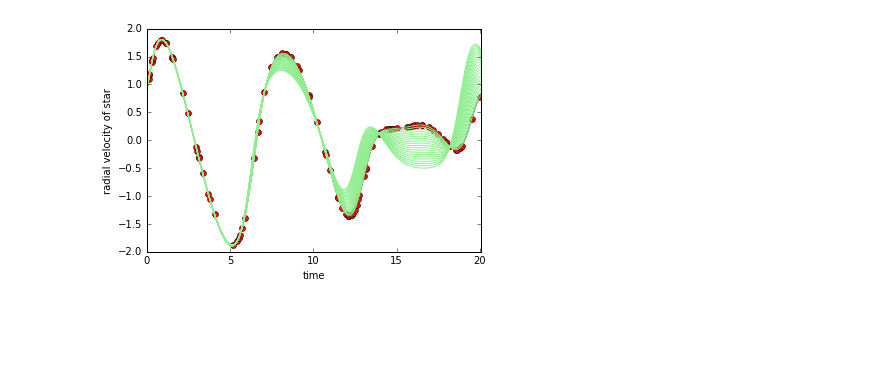
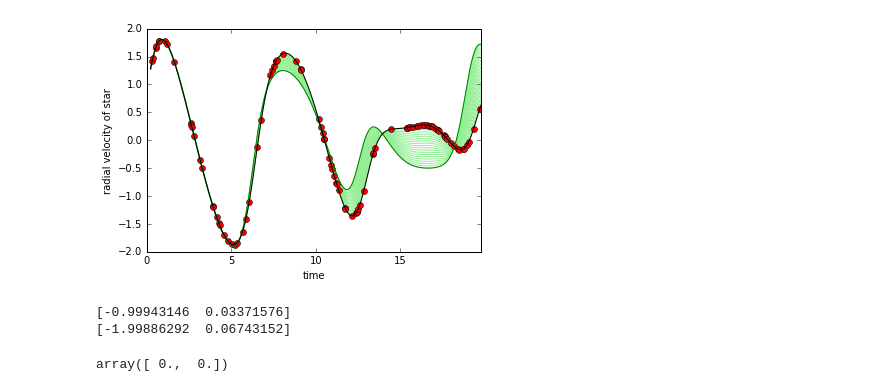
Before and after one commit to hannorein/rebound, a Jupyter notebook: Homotopy.ipynb, the cells around one changed output. Saved outputs shown, nothing was run; the diff lists cells and outputs as text; code cells hidden in the pictures; blank space fills up the shorter version.

```diff
--- a/Homotopy.ipynb
+++ b/Homotopy.ipynb
@@ -35,34 +35,36 @@ def generateplotpoints(x,N,Ginteract=1.):
 def generatel(x):
     a, e = x
     sim = rebound.Simulation()
     sim.ri_ias15.min_dt = 0.01
     sim.add(m=1.)
     sim.add(primary=sim.particles[0],m=1e-3, a=a, e=e)
     sim.add(primary=sim.particles[0],m=1e-3, a=1.3,f=1.4)
     sim.move_to_com()
     l = 0.
     for i, t in enumerate(sample_times):
         sim.integrate(t)
         rvobs = samples_true[i]
         rv = sim.particles[0].vx
         l += (rv-rvobs)*(rv-rvobs)
     return l
 x_true = (1.0,0.2500)
 samples_true = generatedata(x_true)
 t,s = generateplotpoints(x_true,400)
 sni = []
 for lam in np.linspace(0.,1.,20):
     t,_sni = generateplotpoints(x_true,400,lam)
     sni.append(_sni)
 fig = plt.figure(figsize=(6,4))
 ax = plt.subplot(111)
 ax.set_xlabel("time")
 ax.set_xlim(0.,np.max(t))
 ax.set_ylabel("radial velocity of star")
-im = ax.plot(sample_times, 1000.*samples_true, "ro")
-im = ax.plot(t, 1000.*s, "r-",color="black")
 for _sni in sni:
     im = ax.plot(t, 1000.*_sni, "r-",color="lightgreen")
-plt.savefig('paper_test3a.pdf',bbox_inches='tight')
+im = ax.plot(sample_times, 1000.*samples_true, "ro")
+im = ax.plot(t, 1000.*sni[0], "r-",color="green")
+
+
+im = ax.plot(t, 1000.*s, "r-",color="black")
 # %% [output]
-[figure, old version]
+[figure, new version]
@@ -68,0 +79,12 @@ plt.savefig('paper_test3a.pdf',bbox_inches='tight')
+# %%
+nv = null(A)[:,0]
+print nv
+nv =2.* nv / np.linalg.norm(nv)
+print nv
+# %% [output]
+[-0.99943146  0.03371576]
+[-1.99886292  0.06743152]
+# %%
+np.dot(A,nv)
+# %% [output]
+array([ 0.,  0.])
```
Also changed, not shown: parts of 2 cells of this notebook.
